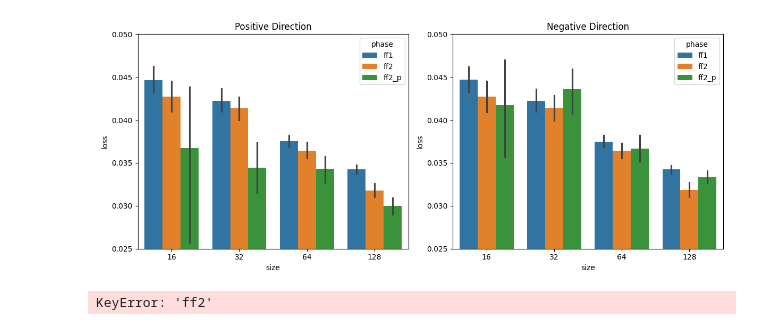
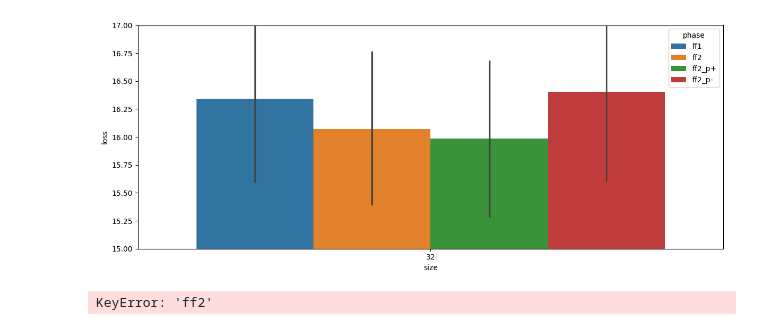
Before and after one commit to mshahbazi1997/MotorSavingModel, a Jupyter notebook: notebooks/perturb_hidden.ipynb, the cells around one changed output. Drawn from its saved outputs; the diff is of its cells as text; code cells hidden in the pictures.

Commit message:
test network size

```diff
--- a/notebooks/perturb_hidden.ipynb
+++ b/notebooks/perturb_hidden.ipynb
@@ -125,35 +110,26 @@ T
 # %%
-fig,ax = plt.subplots(1,2,figsize=(12,5))
+fig,ax = plt.subplots(1,1,figsize=(12,5))
+
+# Plot for T_pos on the first subplot
+sb.barplot(x='size', y='loss', data=T, hue='phase', ax=ax)
 
 
-T_pos=T[T['dir']==1]
-T_neg=T[T['dir']==-1]
+#ax.set_ylim([0.035, 0.05])
+#ax.set_ylim([40, 50])
+ax.set_ylim([15, 17])
 
-
-
-# Plot for T_pos on the first subplot
-sb.barplot(x='size', y='loss', data=T_pos, hue='phase', ax=ax[0])
-ax[0].set_title('Positive Direction')
-ax[0].set_ylim([0.025, 0.05])  # Adjust the limit as needed
-
-# Plot for T_neg on the second subplot
-sb.barplot(x='size', y='loss', data=T_neg, hue='phase', ax=ax[1])
-ax[1].set_title('Negative Direction')
-ax[1].set_ylim([0.025, 0.05])  # Adjust the limit as needed
 
 # Display the plot
 plt.tight_layout()  # Adjust the layout
 plt.show()
 
-#ax.set_ylim([33,37])
-#ax.set_ylim([14,16])
 
 # L = T.pivot_table(index='m',columns='phase',values='loss')
 # t_statistic, p_value = stats.ttest_rel(L['ff2'],L['ff2_p'])
 # print("T-statistic:", t_statistic)
 # print("P-value:", p_value)
 # %% [output]
-[figure, old version]
+[figure, new version]
 # %%
 t_statistic, p_value = stats.ttest_rel(T['ff2'],T['ff2_p'])
 # %% [output]
```
Also changed, not shown: parts of 2 cells of this notebook, 3 other files.
